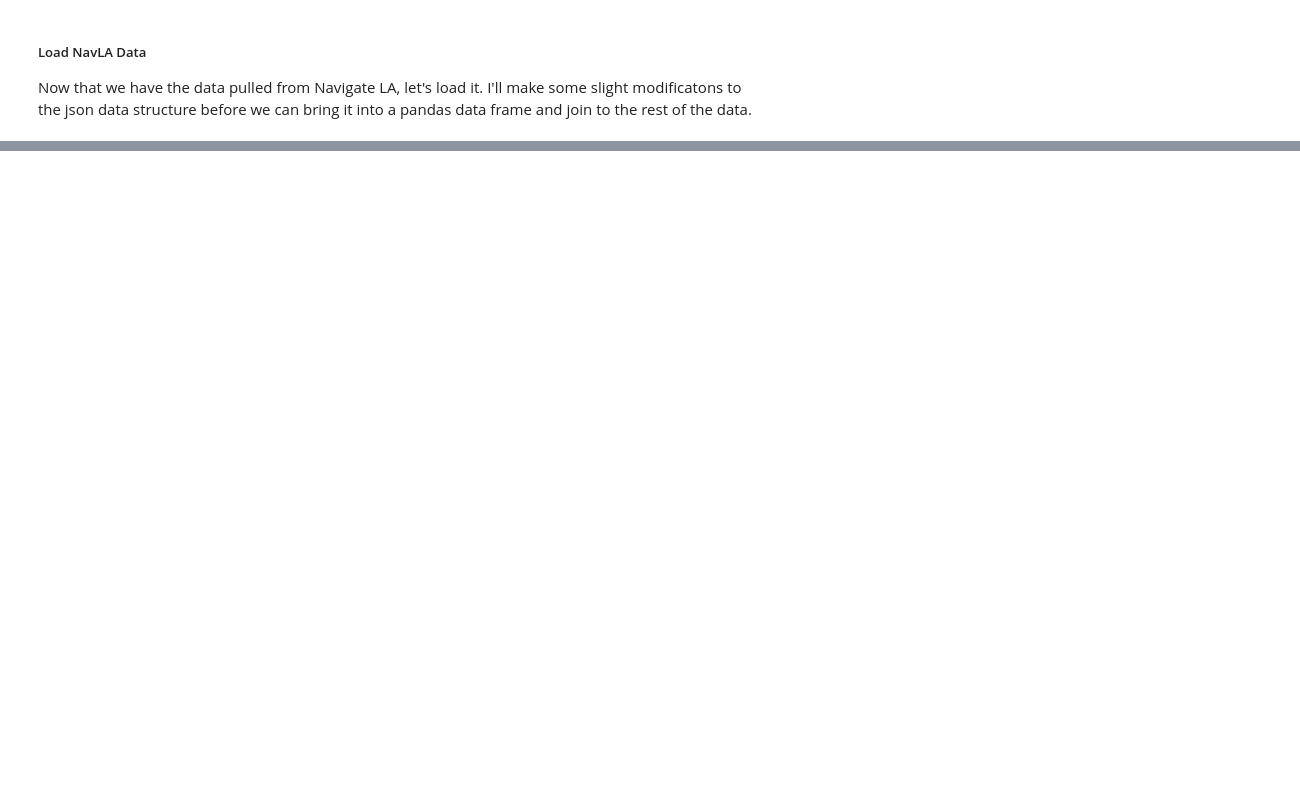
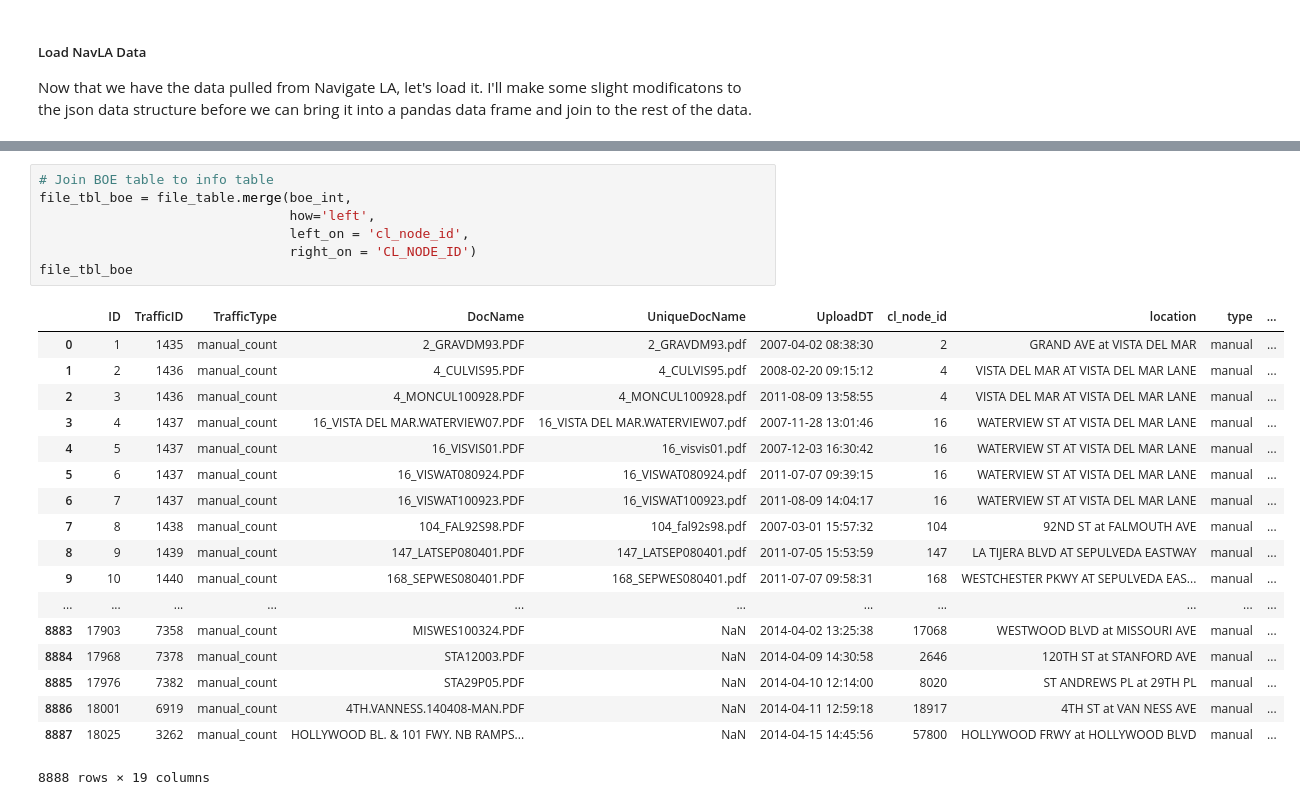
Before and after one commit to black-tea/vehicle-vol-pdf-scrape, a Jupyter notebook: scrape.ipynb, the cells around one changed output, grey strips where cells are left out. Cells and saved outputs as stored; diff of their text form; blank space fills up the shorter version.

```diff
--- a/scrape.ipynb
+++ b/scrape.ipynb
@@ -177,0 +248,26 @@ There are 9034 records in the table.
+# %%
+# Join BOE table to info table
+file_tbl_boe = file_table.merge(boe_int,
+                                how='left',
+                                left_on = 'cl_node_id',
+                                right_on = 'CL_NODE_ID')
+file_tbl_boe
+# %% [output]
+|  | ID | TrafficID | TrafficType | DocName | UniqueDocName | UploadDT | cl_node_id | location | type | ... |
+| 0 | 1 | 1435 | manual_count | 2_GRAVDM93.PDF | 2_GRAVDM93.pdf | 2007-04-02 08:38:30 | 2 | GRAND AVE at VISTA DEL MAR | manual | ... |
+| 1 | 2 | 1436 | manual_count | 4_CULVIS95.PDF | 4_CULVIS95.pdf | 2008-02-20 09:15:12 | 4 | VISTA DEL MAR AT VISTA DEL MAR LANE | manual | ... |
+| 2 | 3 | 1436 | manual_count | 4_MONCUL100928.PDF | 4_MONCUL100928.pdf | 2011-08-09 13:58:55 | 4 | VISTA DEL MAR AT VISTA DEL MAR LANE | manual | ... |
+| 3 | 4 | 1437 | manual_count | 16_VISTA DEL MAR.WATERVIEW07.PDF | 16_VISTA DEL MAR.WATERVIEW07.pdf | 2007-11-28 13:01:46 | 16 | WATERVIEW ST AT VISTA DEL MAR LANE | manual | ... |
+| 4 | 5 | 1437 | manual_count | 16_VISVIS01.PDF | 16_visvis01.pdf | 2007-12-03 16:30:42 | 16 | WATERVIEW ST AT VISTA DEL MAR LANE | manual | ... |
+| 5 | 6 | 1437 | manual_count | 16_VISWAT080924.PDF | 16_VISWAT080924.pdf | 2011-07-07 09:39:15 | 16 | WATERVIEW ST AT VISTA DEL MAR LANE | manual | ... |
+| 6 | 7 | 1437 | manual_count | 16_VISWAT100923.PDF | 16_VISWAT100923.pdf | 2011-08-09 14:04:17 | 16 | WATERVIEW ST AT VISTA DEL MAR LANE | manual | ... |
+| 7 | 8 | 1438 | manual_count | 104_FAL92S98.PDF | 104_fal92s98.pdf | 2007-03-01 15:57:32 | 104 | 92ND ST at FALMOUTH AVE | manual | ... |
+| 8 | 9 | 1439 | manual_count | 147_LATSEP080401.PDF | 147_LATSEP080401.pdf | 2011-07-05 15:53:59 | 147 | LA TIJERA BLVD AT SEPULVEDA EASTWAY | manual | ... |
+| 9 | 10 | 1440 | manual_count | 168_SEPWES080401.PDF | 168_SEPWES080401.pdf | 2011-07-07 09:58:31 | 168 | WESTCHESTER PKWY AT SEPULVEDA EAS... | manual | ... |
+| ... | ... | ... | ... | ... | ... | ... | ... | ... | ... | ... |
+| 8883 | 17903 | 7358 | manual_count | MISWES100324.PDF | NaN | 2014-04-02 13:25:38 | 17068 | WESTWOOD BLVD at MISSOURI AVE | manual | ... |
+| 8884 | 17968 | 7378 | manual_count | STA12003.PDF | NaN | 2014-04-09 14:30:58 | 2646 | 120TH ST at STANFORD AVE | manual | ... |
+| 8885 | 17976 | 7382 | manual_count | STA29P05.PDF | NaN | 2014-04-10 12:14:00 | 8020 | ST ANDREWS PL at 29TH PL | manual | ... |
+| 8886 | 18001 | 6919 | manual_count | 4TH.VANNESS.140408-MAN.PDF | NaN | 2014-04-11 12:59:18 | 18917 | 4TH ST at VAN NESS AVE | manual | ... |
+| 8887 | 18025 | 3262 | manual_count | HOLLYWOOD BL. & 101 FWY. NB RAMPS... | NaN | 2014-04-15 14:45:56 | 57800 | HOLLYWOOD FRWY at HOLLYWOOD BLVD | manual | ... |
+8888 rows × 19 columns
```
Also changed, not shown: parts of 17 cells of this notebook, 1 other file.
